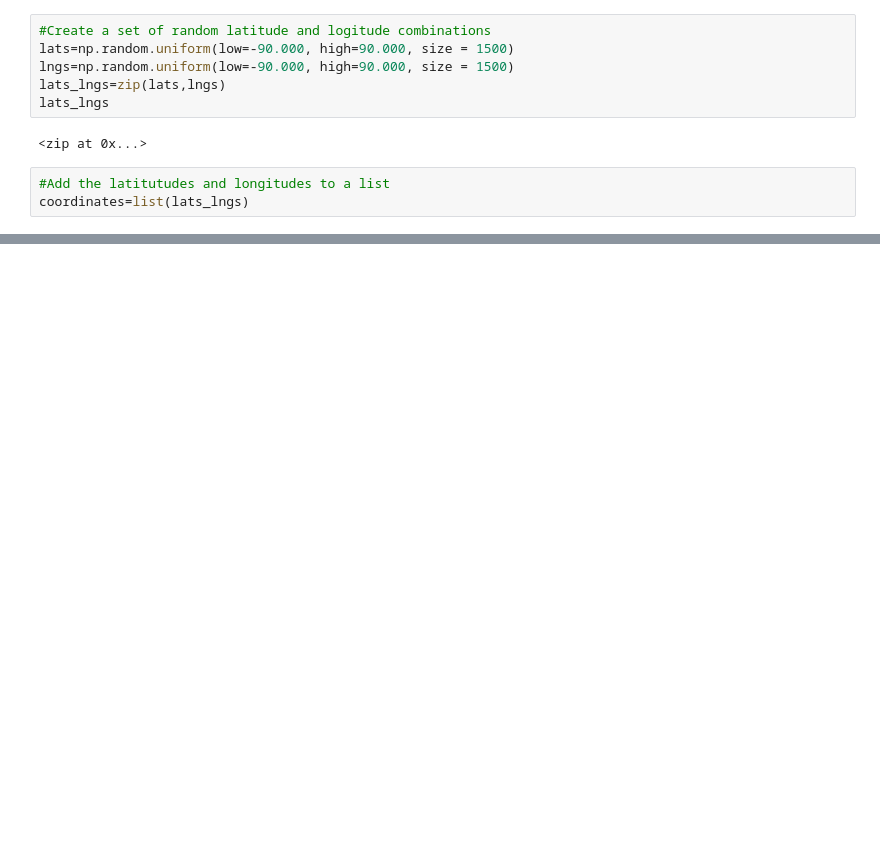
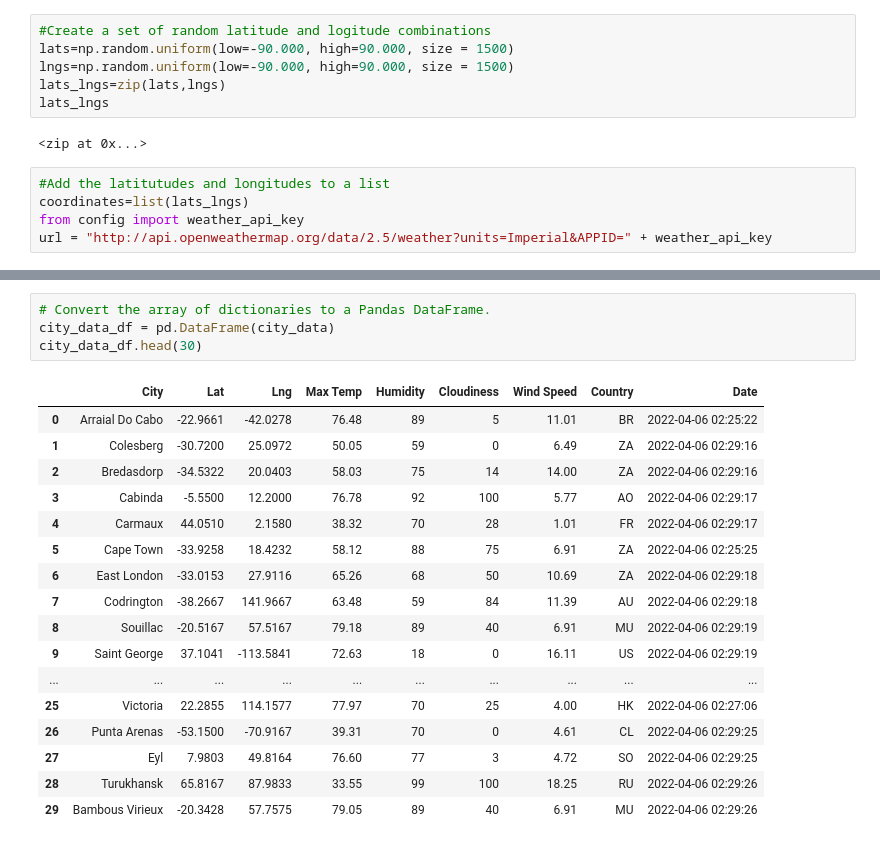
Before and after one commit to mattbarton08/World_Weather_Analysis, a Jupyter notebook: WeatherPy.ipynb, the cells around one changed output, grey strips where cells are left out. Saved outputs shown, nothing was run; the diff lists cells and outputs as text; blank space fills up the shorter version.

Commit message:
Add files via upload
Completed city data frame and added csv file

```diff
--- a/WeatherPy.ipynb
+++ b/WeatherPy.ipynb
@@ -16,6 +20,8 @@ lats_lngs
 # %%
 #Add the latitutudes and longitudes to a list
 coordinates=list(lats_lngs)
+from config import weather_api_key
+url = "http://api.openweathermap.org/data/2.5/weather?units=Imperial&APPID=" + weather_api_key
 # %%
 # Create a list for holding the cities.
 cities = []
@@ -52,0 +121,22 @@ cities
+# %%
+# Convert the array of dictionaries to a Pandas DataFrame.
+city_data_df = pd.DataFrame(city_data)
+city_data_df.head(30)
+# %% [output]
+|  | City | Lat | Lng | Max Temp | Humidity | Cloudiness | Wind Speed | Country | Date |
+| 0 | Arraial Do Cabo | -22.9661 | -42.0278 | 76.48 | 89 | 5 | 11.01 | BR | 2022-04-06 02:25:22 |
+| 1 | Colesberg | -30.7200 | 25.0972 | 50.05 | 59 | 0 | 6.49 | ZA | 2022-04-06 02:29:16 |
+| 2 | Bredasdorp | -34.5322 | 20.0403 | 58.03 | 75 | 14 | 14.00 | ZA | 2022-04-06 02:29:16 |
+| 3 | Cabinda | -5.5500 | 12.2000 | 76.78 | 92 | 100 | 5.77 | AO | 2022-04-06 02:29:17 |
+| 4 | Carmaux | 44.0510 | 2.1580 | 38.32 | 70 | 28 | 1.01 | FR | 2022-04-06 02:29:17 |
+| 5 | Cape Town | -33.9258 | 18.4232 | 58.12 | 88 | 75 | 6.91 | ZA | 2022-04-06 02:25:25 |
+| 6 | East London | -33.0153 | 27.9116 | 65.26 | 68 | 50 | 10.69 | ZA | 2022-04-06 02:29:18 |
+| 7 | Codrington | -38.2667 | 141.9667 | 63.48 | 59 | 84 | 11.39 | AU | 2022-04-06 02:29:18 |
+| 8 | Souillac | -20.5167 | 57.5167 | 79.18 | 89 | 40 | 6.91 | MU | 2022-04-06 02:29:19 |
+| 9 | Saint George | 37.1041 | -113.5841 | 72.63 | 18 | 0 | 16.11 | US | 2022-04-06 02:29:19 |
+| ... | ... | ... | ... | ... | ... | ... | ... | ... | ... |
+| 25 | Victoria | 22.2855 | 114.1577 | 77.97 | 70 | 25 | 4.00 | HK | 2022-04-06 02:27:06 |
+| 26 | Punta Arenas | -53.1500 | -70.9167 | 39.31 | 70 | 0 | 4.61 | CL | 2022-04-06 02:29:25 |
+| 27 | Eyl | 7.9803 | 49.8164 | 76.60 | 77 | 3 | 4.72 | SO | 2022-04-06 02:29:25 |
+| 28 | Turukhansk | 65.8167 | 87.9833 | 33.55 | 99 | 100 | 18.25 | RU | 2022-04-06 02:29:26 |
+| 29 | Bambous Virieux | -20.3428 | 57.7575 | 79.05 | 89 | 40 | 6.91 | MU | 2022-04-06 02:29:26 |
```
Also changed, not shown: parts of 7 cells of this notebook, 1 other file.
